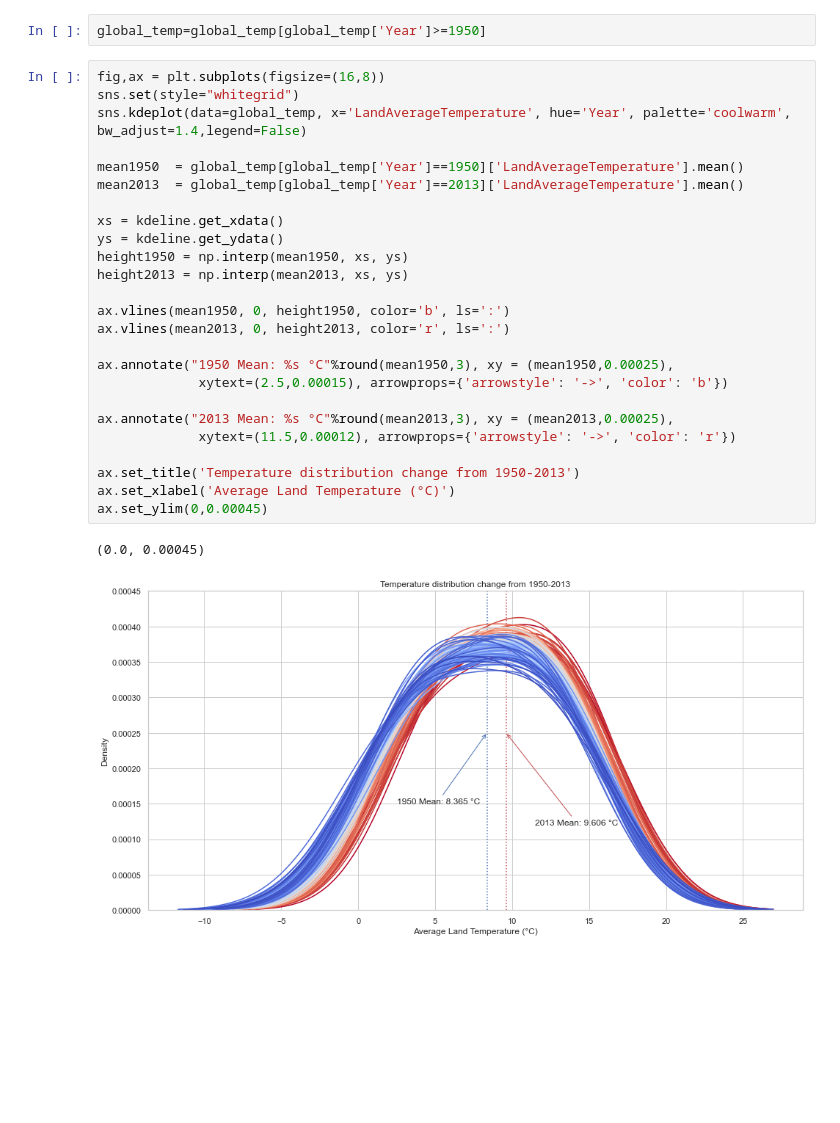
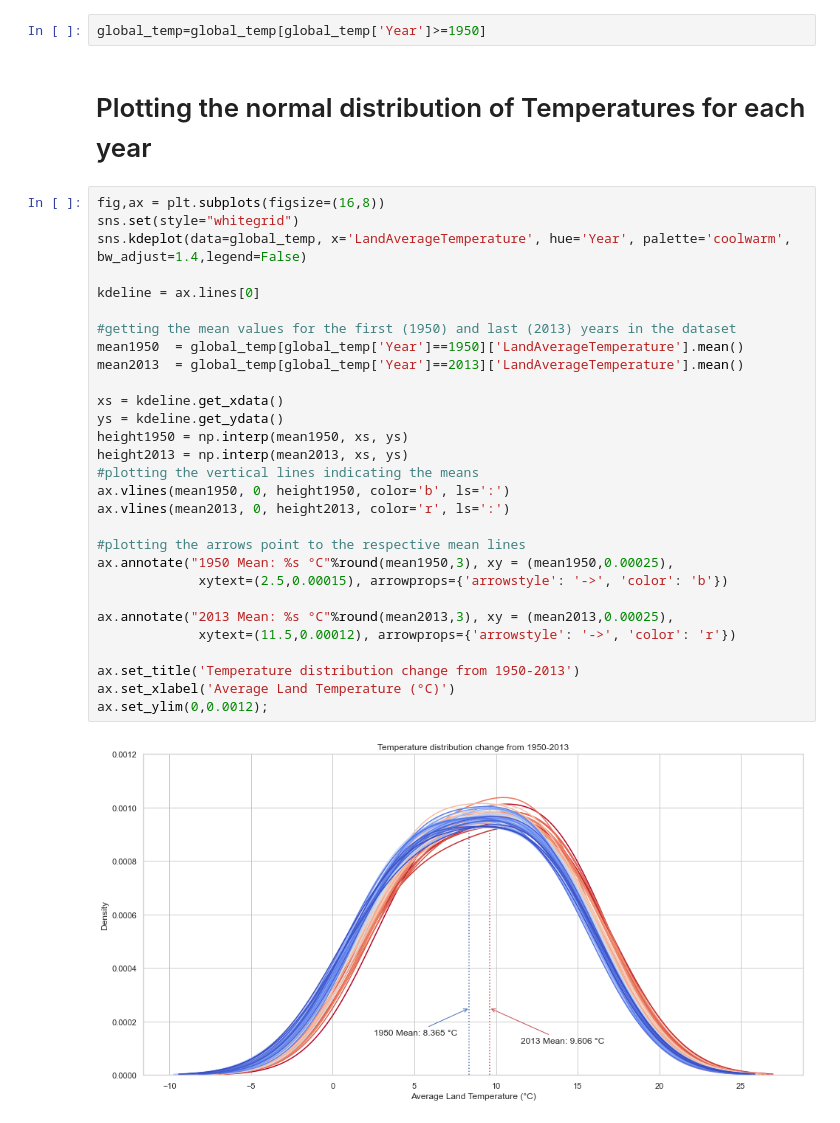
Before and after one commit to gerardheraghty/SurfaceTemperatureAnalysis, a Jupyter notebook: Temperature Distribution.ipynb, the cells around one changed output. Saved outputs shown, nothing was run; the diff lists cells and outputs as text; blank space fills up the shorter version.

```diff
--- a/Temperature Distribution.ipynb
+++ b/Temperature Distribution.ipynb
@@ -10,31 +10,36 @@ global_temp['dt'] = pd.to_datetime(global_temp['dt'])
 global_temp['Year'] = global_temp['dt'].dt.year
 # %%
 global_temp=global_temp[global_temp['Year']>=1950]
+# %% [markdown]
+# Plotting the normal distribution of Temperatures for each year
 # %%
 fig,ax = plt.subplots(figsize=(16,8))
 sns.set(style="whitegrid")
 sns.kdeplot(data=global_temp, x='LandAverageTemperature', hue='Year', palette='coolwarm', bw_adjust=1.4,legend=False)
 
+kdeline = ax.lines[0]
+
+#getting the mean values for the first (1950) and last (2013) years in the dataset
 mean1950  = global_temp[global_temp['Year']==1950]['LandAverageTemperature'].mean()
 mean2013  = global_temp[global_temp['Year']==2013]['LandAverageTemperature'].mean()
 
 xs = kdeline.get_xdata()
 ys = kdeline.get_ydata()
 height1950 = np.interp(mean1950, xs, ys)
 height2013 = np.interp(mean2013, xs, ys)
-
+#plotting the vertical lines indicating the means
 ax.vlines(mean1950, 0, height1950, color='b', ls=':')
 ax.vlines(mean2013, 0, height2013, color='r', ls=':')
 
+#plotting the arrows point to the respective mean lines
 ax.annotate("1950 Mean: %s °C"%round(mean1950,3), xy = (mean1950,0.00025),
              xytext=(2.5,0.00015), arrowprops={'arrowstyle': '->', 'color': 'b'})
 
 ax.annotate("2013 Mean: %s °C"%round(mean2013,3), xy = (mean2013,0.00025),
              xytext=(11.5,0.00012), arrowprops={'arrowstyle': '->', 'color': 'r'})
 
 ax.set_title('Temperature distribution change from 1950-2013')
 ax.set_xlabel('Average Land Temperature (°C)')
-ax.set_ylim(0,0.00045)
+ax.set_ylim(0,0.0012);
 # %% [output]
-(0.0, 0.00045)
-[figure, old version]
+[figure, new version]
```
Also changed, not shown: 5 other files.
